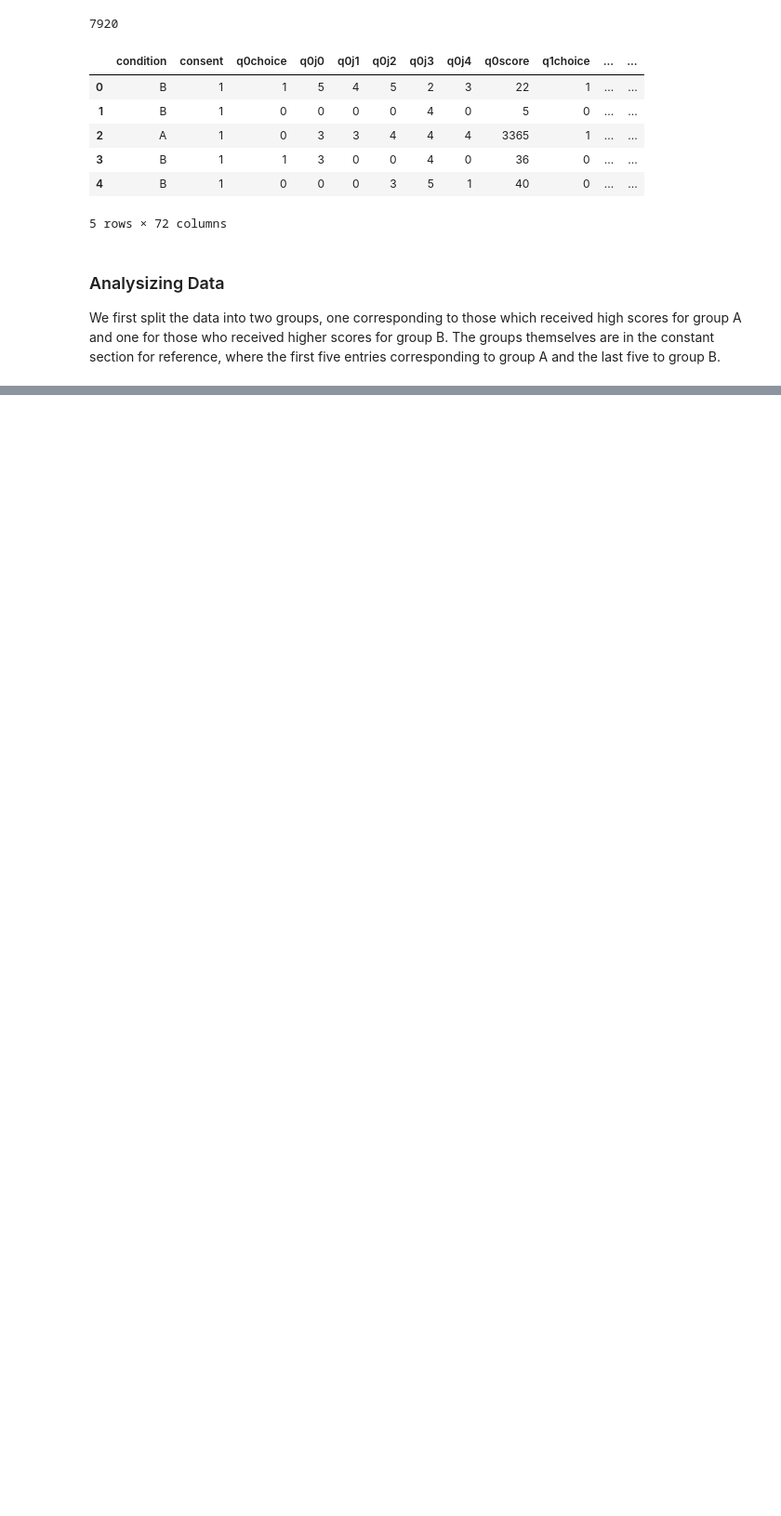
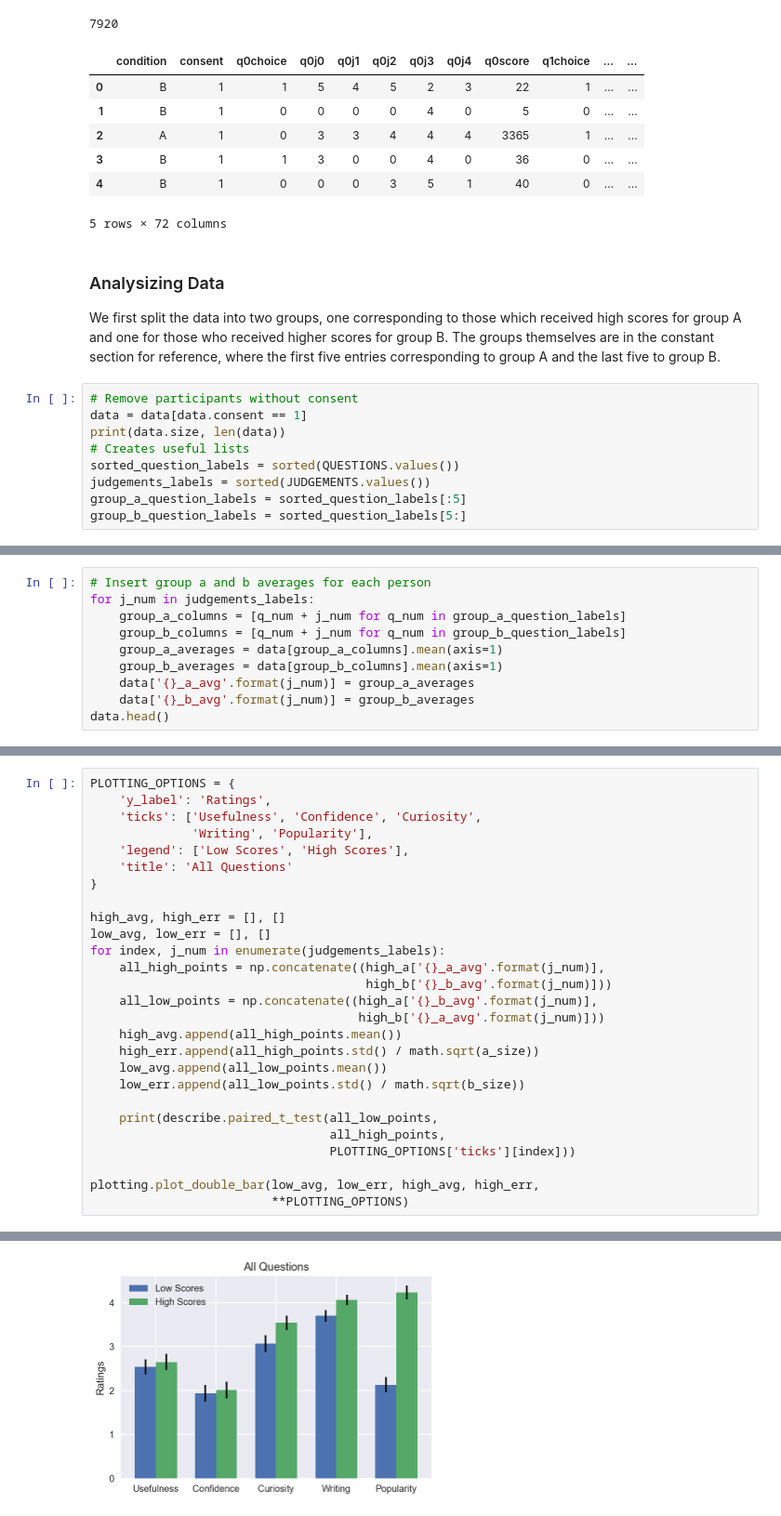
Before and after one commit to hermish/concepts-research, a Jupyter notebook: analysis/cogsci-paper/2-social-follow-up.ipynb, the cells around one changed output, grey strips where cells are left out. Shown: that part at 93% size. Cells and saved outputs as stored; diff of their text form; blank space fills up the shorter version.

```diff
--- a/analysis/cogsci-paper/2-social-follow-up.ipynb
+++ b/analysis/cogsci-paper/2-social-follow-up.ipynb
@@ -80,3 +83,12 @@ data.head()
 ### Analysizing Data
 
 We first split the data into two groups, one corresponding to those which received high scores for group A and one for those who received higher scores for group B. The groups themselves are in the constant section for reference, where the first five entries corresponding to group A and the last five to group B.
+# %%
+# Remove participants without consent
+data = data[data.consent == 1]
+print(data.size, len(data))
+# Creates useful lists
+sorted_question_labels = sorted(QUESTIONS.values())
+judgements_labels = sorted(JUDGEMENTS.values())
+group_a_question_labels = sorted_question_labels[:5]
+group_b_question_labels = sorted_question_labels[5:]
@@ -82,0 +97,10 @@ We first split the data into two groups, one corresponding to those which receiv
+# %%
+# Insert group a and b averages for each person
+for j_num in judgements_labels:
+    group_a_columns = [q_num + j_num for q_num in group_a_question_labels]
+    group_b_columns = [q_num + j_num for q_num in group_b_question_labels]
+    group_a_averages = data[group_a_columns].mean(axis=1)
+    group_b_averages = data[group_b_columns].mean(axis=1)
+    data['{}_a_avg'.format(j_num)] = group_a_averages
+    data['{}_b_avg'.format(j_num)] = group_b_averages
+data.head()
@@ -92,0 +127,28 @@ a_size, b_size
+# %%
+PLOTTING_OPTIONS = {
+    'y_label': 'Ratings',
+    'ticks': ['Usefulness', 'Confidence', 'Curiosity',
+              'Writing', 'Popularity'],
+    'legend': ['Low Scores', 'High Scores'],
+    'title': 'All Questions'
+}
+
+high_avg, high_err = [], []
+low_avg, low_err = [], []
+for index, j_num in enumerate(judgements_labels):
+    all_high_points = np.concatenate((high_a['{}_a_avg'.format(j_num)],
+                                      high_b['{}_b_avg'.format(j_num)]))
+    all_low_points = np.concatenate((high_a['{}_b_avg'.format(j_num)],
+                                     high_b['{}_a_avg'.format(j_num)]))
+    high_avg.append(all_high_points.mean())
+    high_err.append(all_high_points.std() / math.sqrt(a_size))
+    low_avg.append(all_low_points.mean())
+    low_err.append(all_low_points.std() / math.sqrt(b_size))
+
+    print(describe.paired_t_test(all_low_points,
+                                 all_high_points,
+                                 PLOTTING_OPTIONS['ticks'][index]))
+
+plotting.plot_double_bar(low_avg, low_err, high_avg, high_err,
+                         **PLOTTING_OPTIONS)
+# %% [output]
@@ -92,0 +160 @@ a_size, b_size
+[figure, added]
```
Also changed, not shown: parts of 8 cells of this notebook, 3 other files.
